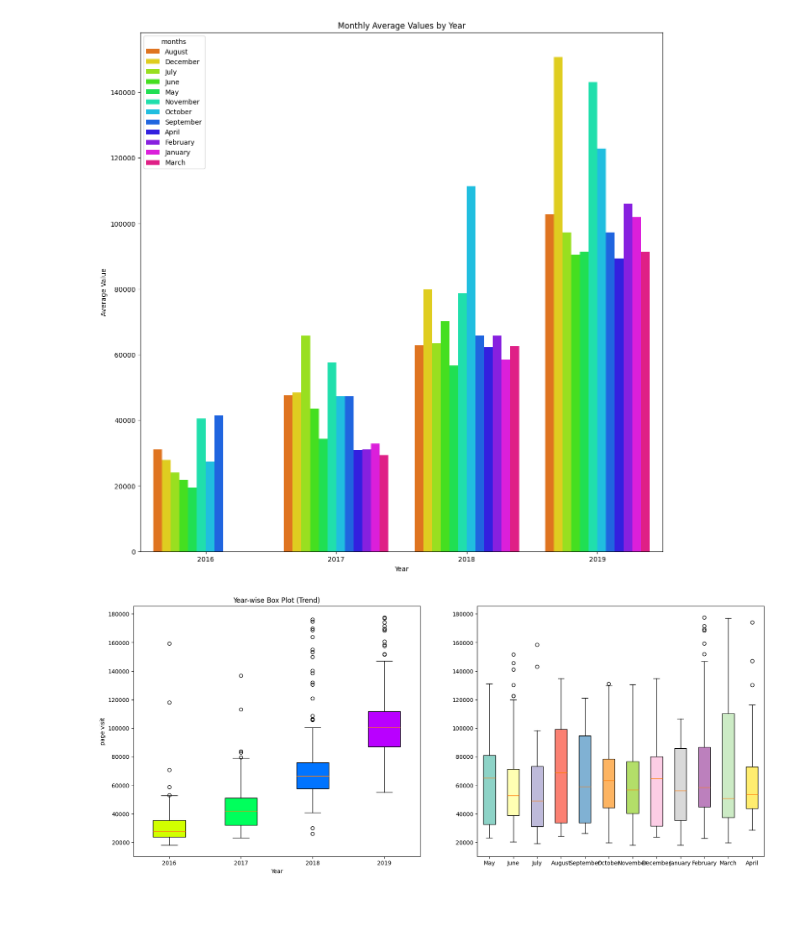
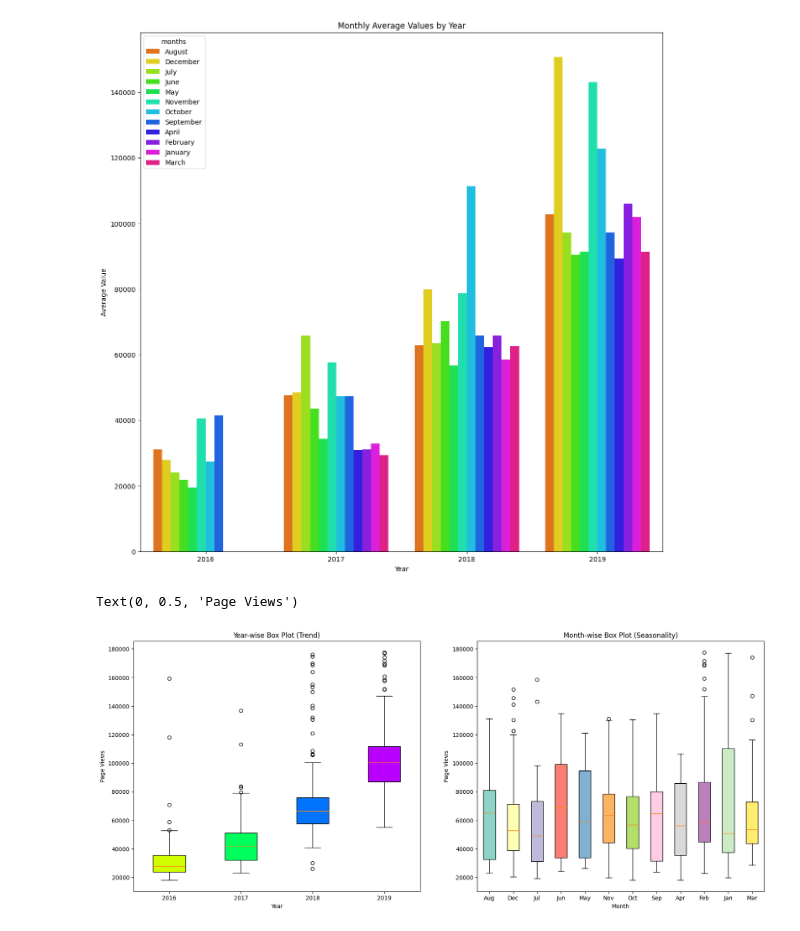
Before and after one commit to arunjith-official/page-view-visualizer, a Jupyter notebook: workbook.ipynb, the cells around one changed output. Saved outputs shown, nothing was run; the diff lists cells and outputs as text; code cells hidden in the pictures.

Commit message:
added title to the 'Month-Wise boxplot'

```diff
--- a/workbook.ipynb
+++ b/workbook.ipynb
@@ -127,29 +127,35 @@ Text(0, 0.5, 'Average Value')
 # %%
 year_grouped = [group['value'].values for _, group in df.groupby('year')]
 fig, (ax1,ax2) =plt.subplots(1,2,figsize=(20,8))
 #color palettes
 year_palette = sns.color_palette("hsv", len(df['year'].unique()))
 month_palette = sns.color_palette("Set3",12)
 box1 = ax1.boxplot(
     year_grouped,
     patch_artist=True,
     tick_labels=df['year'].unique()
 )
 for patch , color in zip(box1['boxes'], year_palette):
     patch.set_facecolor(color)
 
 #customise the plot
 ax1.set_title("Year-wise Box Plot (Trend)")
 ax1.set_xlabel("Year")
-ax1.set_ylabel("page visit")
+ax1.set_ylabel("Page Views")
 #grouping by months
 month_grouped = [group['value'].values for _, group in df.groupby('months')]
+month_labels = [month[:3] for month in df_grouped['months'].unique()]
 box2 = ax2.boxplot(
     month_grouped,
     patch_artist= True,
-    tick_labels=df['months'].unique()
+    tick_labels=month_labels
 )
 for patch , color in zip(box2['boxes'], month_palette):
     patch.set_facecolor(color)
+
+ax2.set_title("Month-wise Box Plot (Seasonality)")
+ax2.set_xlabel("Month")
+ax2.set_ylabel("Page Views")
 # %% [output]
+Text(0, 0.5, 'Page Views')
-[figure, old version]
+[figure, new version]
```
Also changed, not shown: parts of 1 cell of this notebook.
